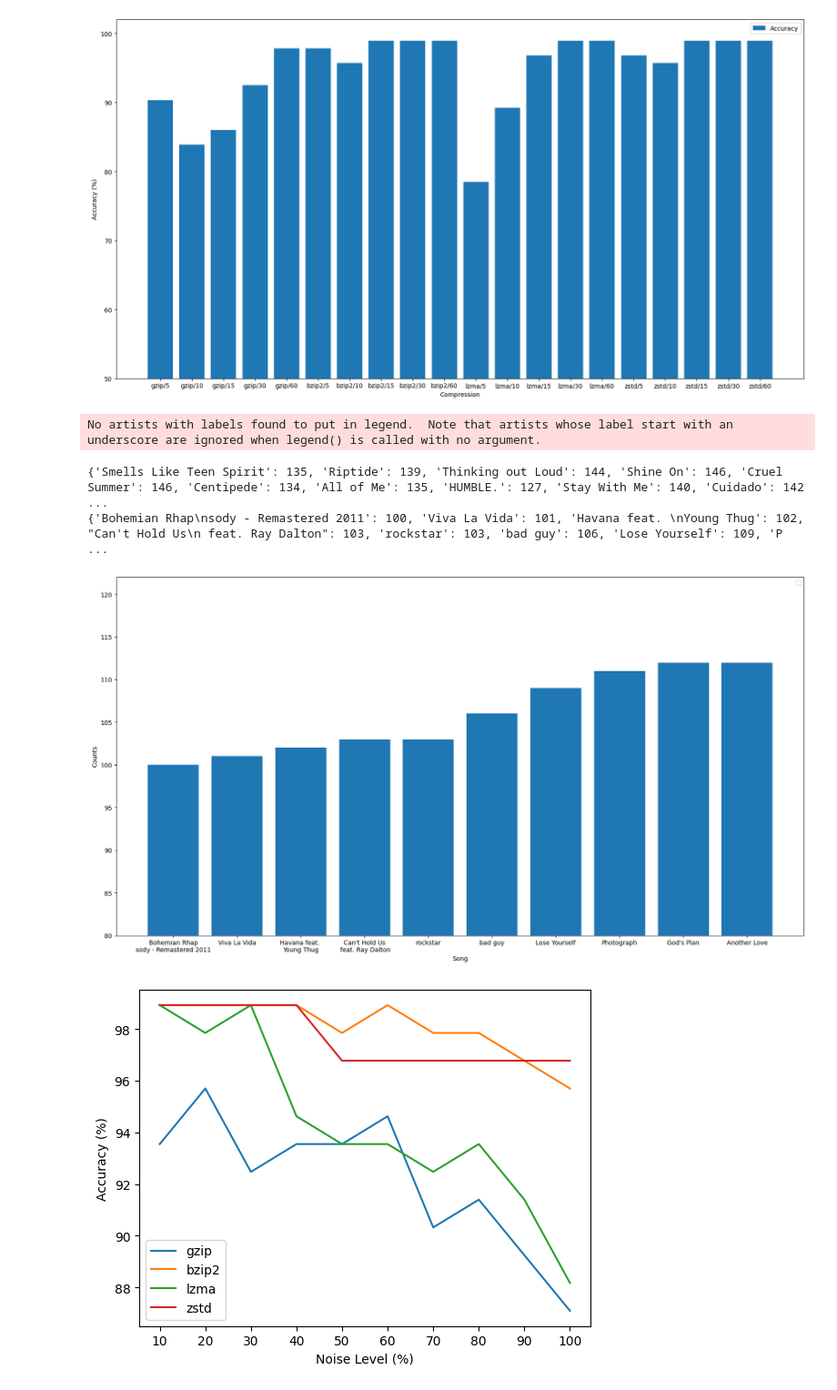
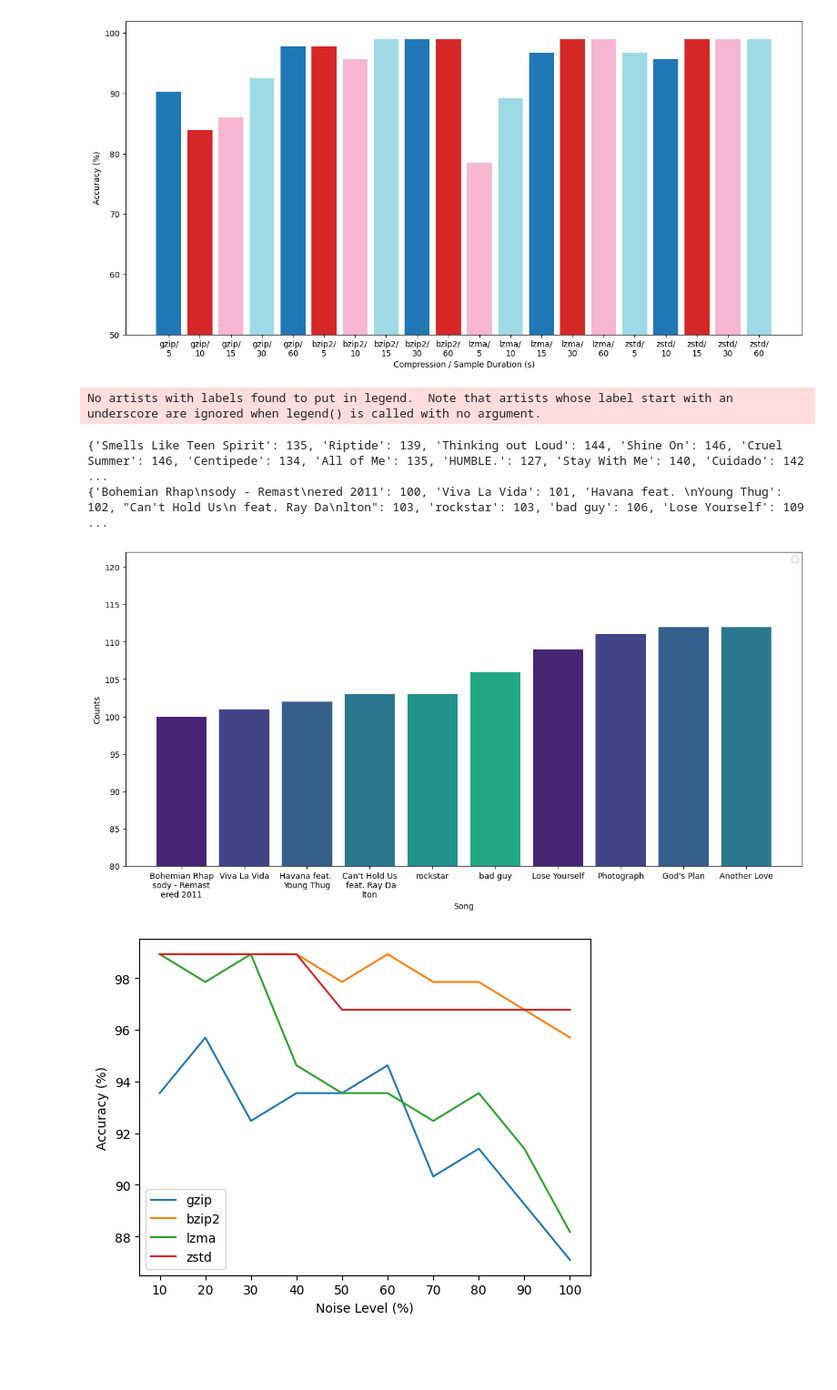
Before and after one commit to joaompfonseca/tai-assignment3-group8, a Jupyter notebook: graphs.ipynb, the cells around one changed output. Shown: that part at 91% size. Cells and saved outputs as stored; diff of their text form; code cells hidden in the pictures; blank space fills up the shorter version.

```diff
--- a/graphs.ipynb
+++ b/graphs.ipynb
@@ -44,49 +44,45 @@ for compression in compression_algorithms:
         actual_row_30, predicted_row_30
     )
 
     actual_row_60 = raw_compression[raw_compression["arg"] == 60][0]
     predicted_row_60 = raw_compression[raw_compression["arg"] == 60][1]
     accuracy_results[(compression, 60)] = accuracy_score(
         actual_row_60, predicted_row_60
     )
 
+# Change palette
+colors = plt.cm.get_cmap("tab20", len(compression_algorithms))
+
 # Plot the data in a bar chart
-fig, ax = plt.subplots()
+fig, ax = plt.subplots(figsize=(15, 7))
 accuracy = []
 bar = []
 for compression in compression_algorithms:
     accuracy += [
         accuracy_results[(compression, 5)] * 100,
         accuracy_results[(compression, 10)] * 100,
         accuracy_results[(compression, 15)] * 100,
         accuracy_results[(compression, 30)] * 100,
         accuracy_results[(compression, 60)] * 100,
     ]
     bar += [
-        compression + "/5",
-        compression + "/10",
-        compression + "/15",
-        compression + "/30",
-        compression + "/60",
+        compression + "/\n5",
+        compression + "/\n10",
+        compression + "/\n15",
+        compression + "/\n30",
+        compression + "/\n60",
     ]
 
-ax.bar(bar, accuracy, label="Accuracy")
-ax.set_xlabel("Compression")
+ax.bar(bar, accuracy, label="Accuracy", color=colors.colors)
+ax.set_xlabel("Compression / Sample Duration (s)")
 ax.set_ylabel("Accuracy (%)")
-ax.legend()
-
-# Change width of the plot
-fig.set_size_inches(20, 10.5)
 
 # Minimum value for y-axis
 plt.ylim(50, 102)
 
-# Change palette
-plt.set_cmap("viridis")
-
 plt.show()
 # %% [output]
-[figure, old version]
+[figure, new version]
 # %%
 benchmarks = pd.read_csv("data/benchmark.csv", header=None)
 benchmarks[0] = benchmarks[0].str.replace(
@@ -112,7 +108,10 @@ sorted_items = sorted_items[:10]
 
 dict = {}
 for item in sorted_items:
-    if len(item[0]) > 13:
+    if len(item[0]) > 26:
+        # \n \n
+        dict[item[0][:13] + "\n" + item[0][13:26] + "\n" + item[0][26:]] = item[1]
+    elif len(item[0]) > 13:
         # \n
         dict[item[0][:13] + "\n" + item[0][13:]] = item[1]
     else:
@@ -120,10 +119,11 @@ for item in sorted_items:
 
 print(dict)
 
+colors = plt.cm.viridis([0.1, 0.2, 0.3, 0.4, 0.5, 0.6])
 # Plot the data in a bar chart
-fig, ax = plt.subplots()
+fig, ax = plt.subplots(figsize=(15, 7))
 
-ax.bar(dict.keys(), dict.values())
+ax.bar(dict.keys(), dict.values(), color=colors)
 
 ax.set_xlabel("Song")
 
@@ -131,21 +131,15 @@ ax.set_ylabel("Counts")
 
 ax.legend()
 
-# Change width of the plot
-fig.set_size_inches(20, 10.5)
-
 # Minimum value for y-axis
 plt.ylim(80, 122)
 
-# Change palette
-plt.set_cmap("viridis")
-
 plt.show()
 # %% [output]
 No artists with labels found to put in legend.  Note that artists whose label start with an underscore are ignored when legend() is called with no argument.
 {'Smells Like Teen Spirit': 135, 'Riptide': 139, 'Thinking out Loud': 144, 'Shine On': 146, 'Cruel Summer': 146, 'Centipede': 134, 'All of Me': 135, 'HUMBLE.': 127, 'Stay With Me': 140, 'Cuidado': 142 ...
-{'Bohemian Rhap\nsody - Remastered 2011': 100, 'Viva La Vida': 101, 'Havana feat. \nYoung Thug': 102, "Can't Hold Us\n feat. Ray Dalton": 103, 'rockstar': 103, 'bad guy': 106, 'Lose Yourself': 109, 'P ...
+{'Bohemian Rhap\nsody - Remast\nered 2011': 100, 'Viva La Vida': 101, 'Havana feat. \nYoung Thug': 102, "Can't Hold Us\n feat. Ray Da\nlton": 103, 'rockstar': 103, 'bad guy': 106, 'Lose Yourself': 109 ...
-[figure, old version]
+[figure, new version]
 # %%
 # WHITE NOISE
 
```
Also changed, not shown: parts of 4 cells of this notebook, 1 other file.
